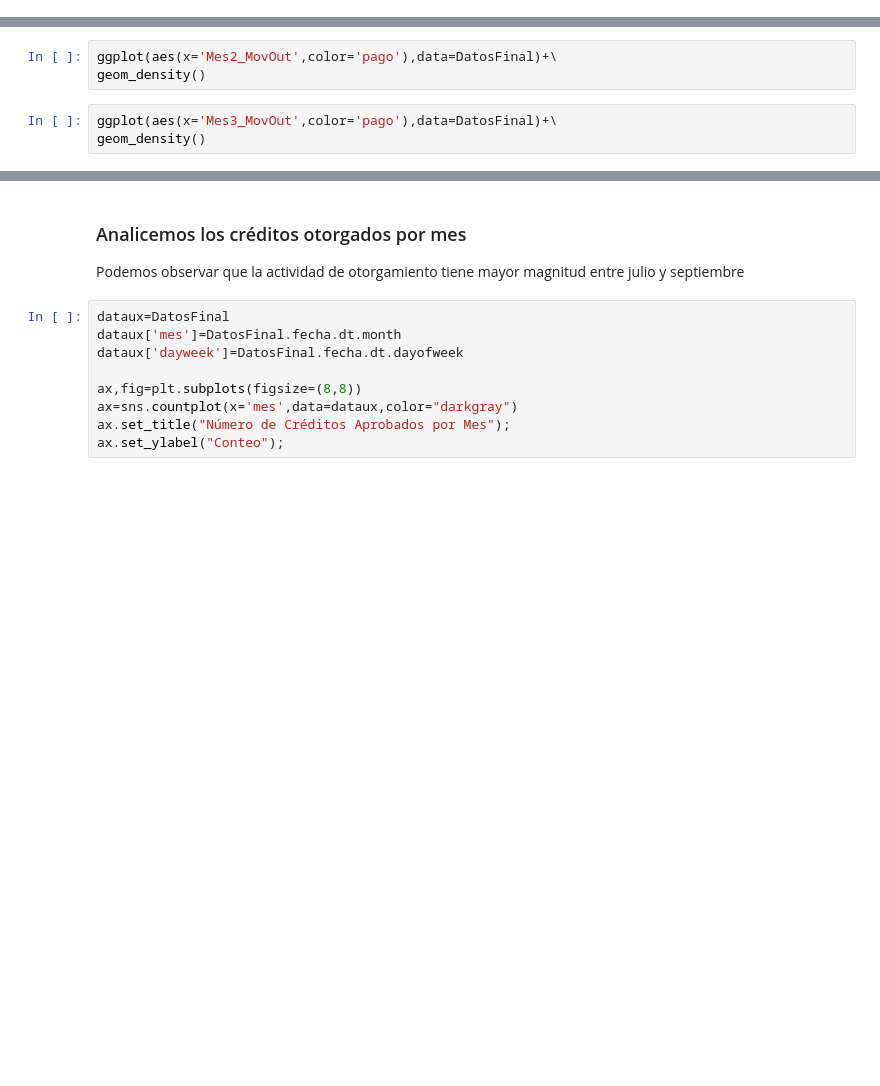
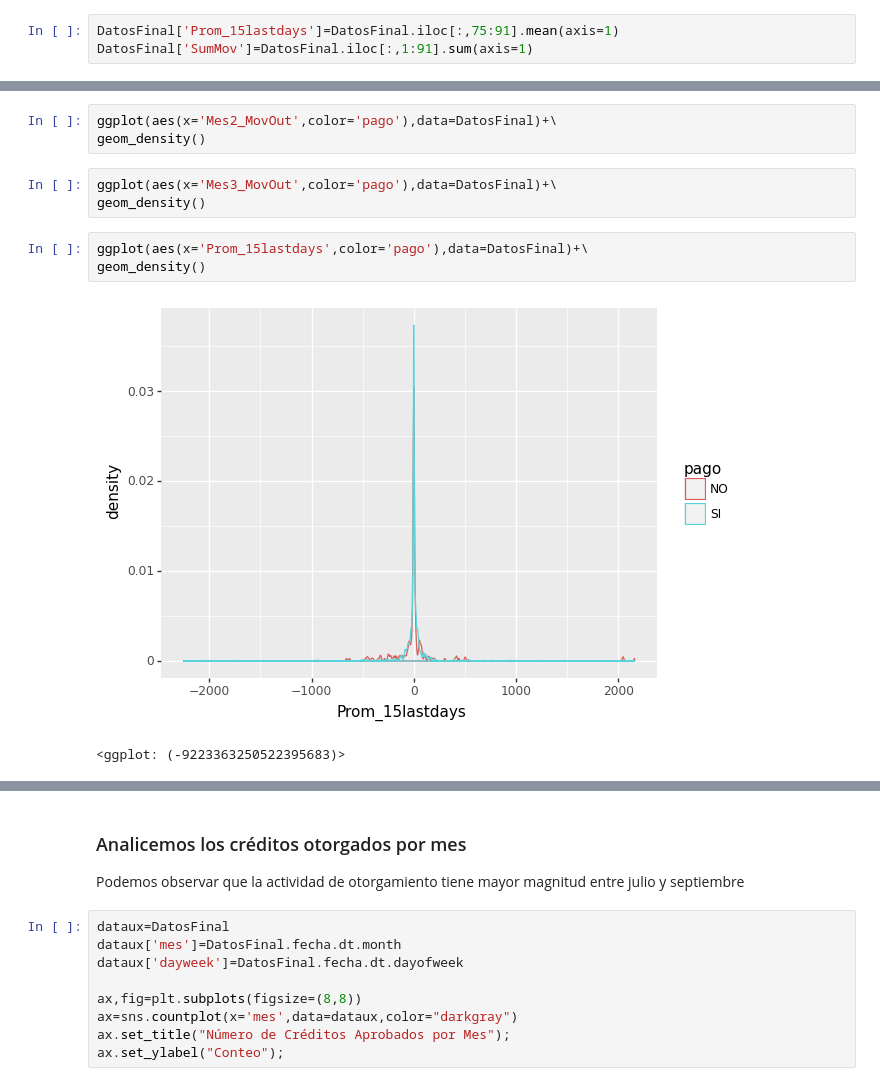
Before and after one commit to statscol/icesi_faii_final, a Jupyter notebook: fundamentos_analiticaII_final.ipynb, the cells around one changed output, grey strips where cells are left out. Drawn from its saved outputs; the diff is of its cells as text; blank space fills up the shorter version.

```diff
--- a/fundamentos_analiticaII_final.ipynb
+++ b/fundamentos_analiticaII_final.ipynb
@@ -122,6 +128,9 @@ DatosFinal.head()
 | 3 | 5 | 0.00 | 0.00 | 0.00 | 0.00 | 0.00 | 0.00 | 0.00 | 0.00 | 0.00 | 0.00 | ... |
 | 4 | 6 | 17.02 | 188.69 | -62.19 | 288.53 | 0.00 | 0.00 | -266.58 | -6.97 | 103.49 | -41.82 | ... |
 5 rows × 106 columns
+# %%
+DatosFinal['Prom_15lastdays']=DatosFinal.iloc[:,75:91].mean(axis=1)
+DatosFinal['SumMov']=DatosFinal.iloc[:,1:91].sum(axis=1)
 # %%
 #pago: cambiar a binaria. 1 si no pagó, 0 si pagó
 DatosFinal['pago_m']=pd.get_dummies(DatosFinal.pago)["NO"]
@@ -237,3 +252,9 @@ geom_density()
 # %%
 ggplot(aes(x='Mes3_MovOut',color='pago'),data=DatosFinal)+\
 geom_density()
+# %%
+ggplot(aes(x='Prom_15lastdays',color='pago'),data=DatosFinal)+\
+geom_density()
+# %% [output]
+[figure, added]
+<ggplot: (-9223363250522395683)>
```
Also changed, not shown: parts of 34 cells of this notebook.
